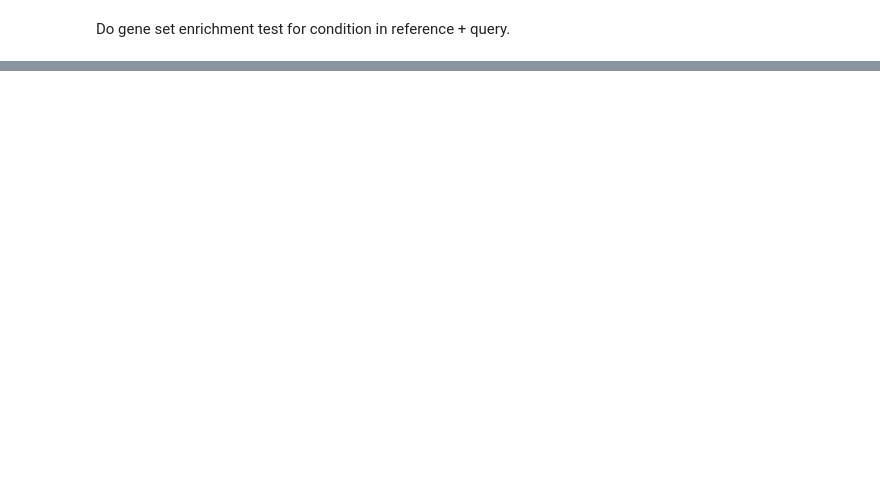
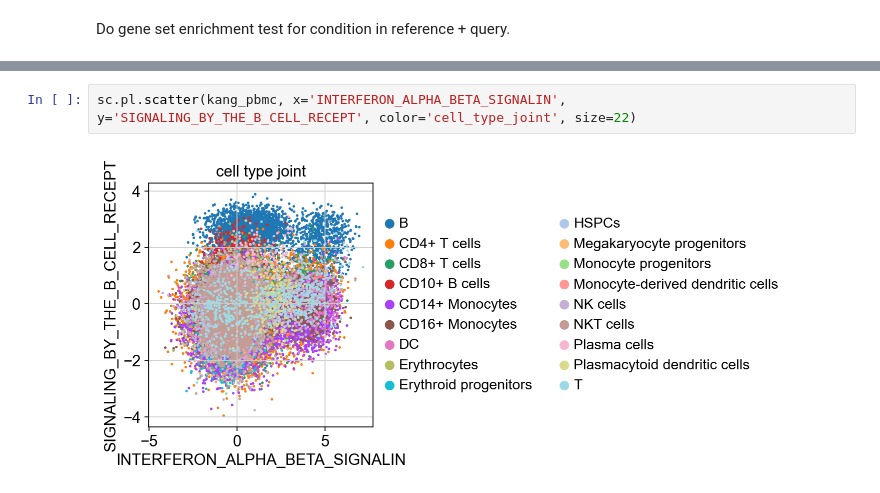
Before and after one commit to theislab/scarches, a Jupyter notebook: notebooks/expimap_surgery_pipeline.ipynb, the cells around one changed output, grey strips where cells are left out. Cells and saved outputs as stored; diff of their text form; blank space fills up the shorter version.

```diff
--- a/notebooks/expimap_surgery_pipeline.ipynb
+++ b/notebooks/expimap_surgery_pipeline.ipynb
@@ -341,0 +317,4 @@ fig = sca.plotting.plot_abs_bfs(kang_pbmc, terms=terms, yt_step=0.8, scale_y=2.5
+# %%
+sc.pl.scatter(kang_pbmc, x='INTERFERON_ALPHA_BETA_SIGNALIN', y='SIGNALING_BY_THE_B_CELL_RECEPT', color='cell_type_joint', size=22)
+# %% [output]
+[figure, added]
```
Also changed, not shown: parts of 35 cells of this notebook, 1 other file.
